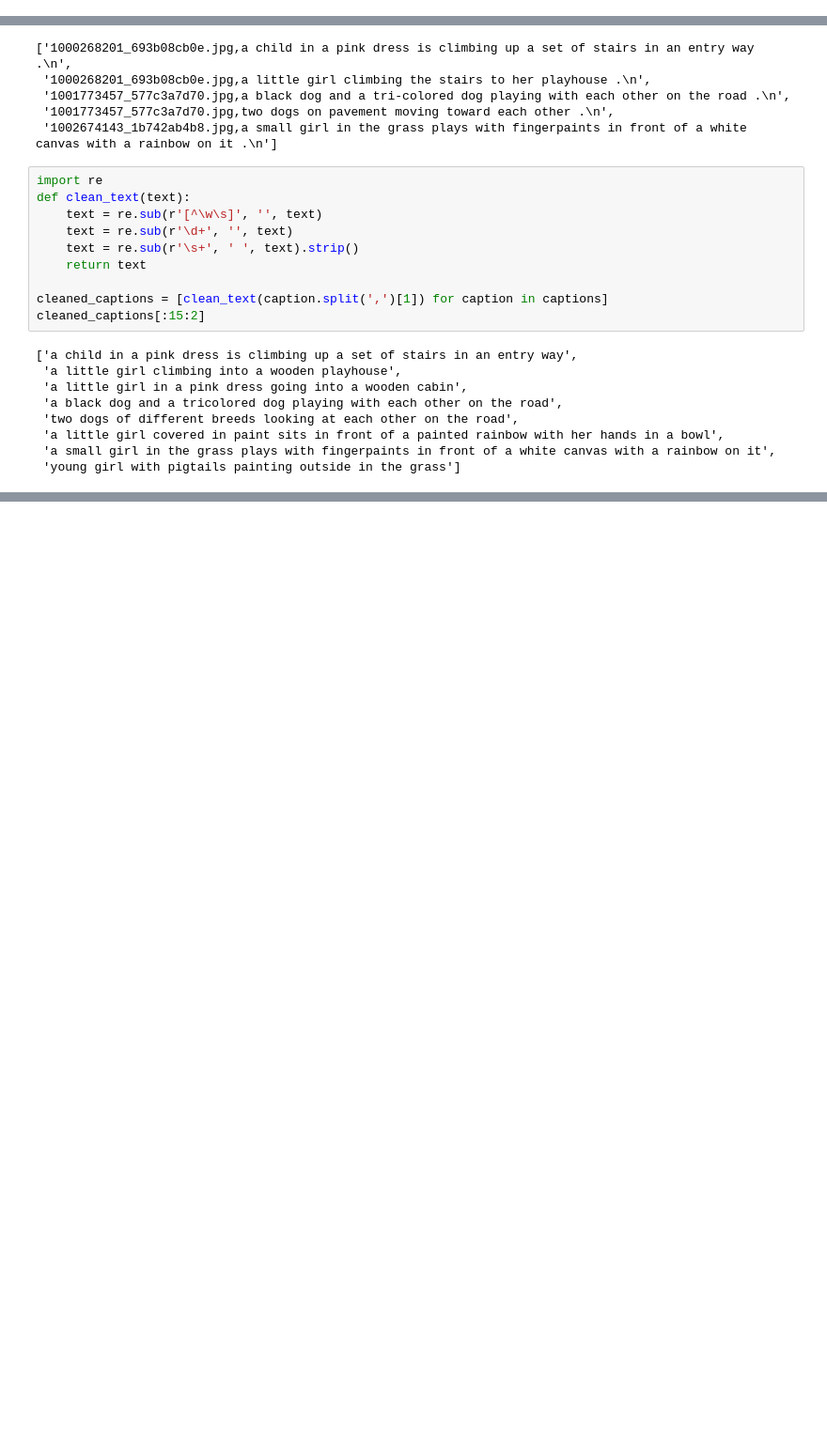
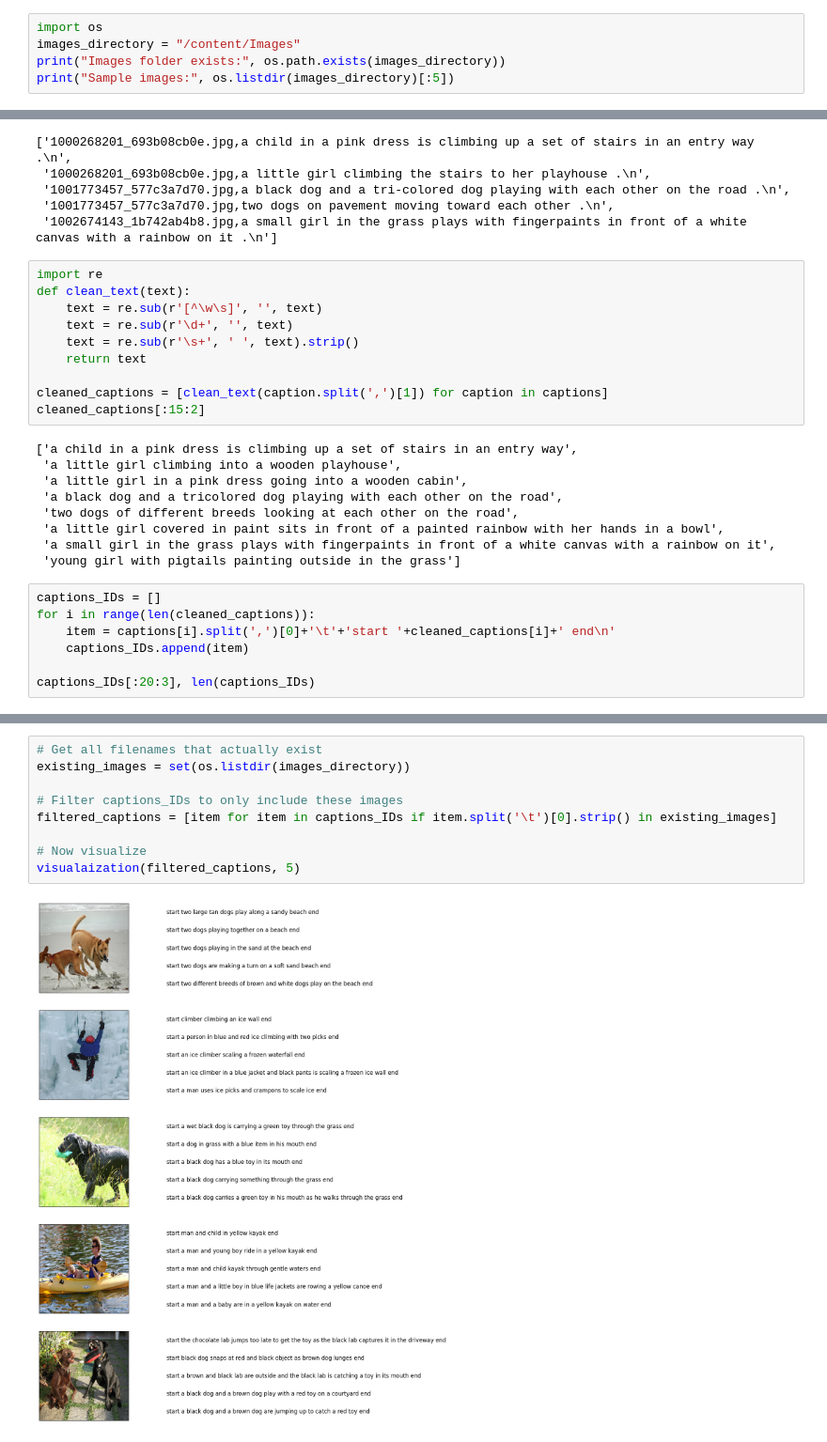
Before and after one commit to Keerthana12-AI-DS/API, a Jupyter notebook: ImageCaption.ipynb, the cells around one changed output, grey strips where cells are left out. Shown at 94% size. Drawn from its saved outputs; the diff is of its cells as text; blank space fills up the shorter version.

```diff
--- a/ImageCaption.ipynb
+++ b/ImageCaption.ipynb
@@ -64,0 +80,5 @@ Streaming output truncated to the last 5000 lines.
+# %%
+import os
+images_directory = "/content/Images"
+print("Images folder exists:", os.path.exists(images_directory))
+print("Sample images:", os.listdir(images_directory)[:5])
@@ -110,3 +138,10 @@ cleaned_captions[:15:2]
  'a little girl covered in paint sits in front of a painted rainbow with her hands in a bowl',
  'a small girl in the grass plays with fingerpaints in front of a white canvas with a rainbow on it',
  'young girl with pigtails painting outside in the grass']
+# %%
+captions_IDs = []
+for i in range(len(cleaned_captions)):
+    item = captions[i].split(',')[0]+'\t'+'start '+cleaned_captions[i]+' end\n'
+    captions_IDs.append(item)
+
+captions_IDs[:20:3], len(captions_IDs)
@@ -112,0 +195,11 @@ cleaned_captions[:15:2]
+# %%
+# Get all filenames that actually exist
+existing_images = set(os.listdir(images_directory))
+
+# Filter captions_IDs to only include these images
+filtered_captions = [item for item in captions_IDs if item.split('\t')[0].strip() in existing_images]
+
+# Now visualize
+visualaization(filtered_captions, 5)
+# %% [output]
+[figure, added]
```
Also changed, not shown: parts of 21 cells of this notebook.
